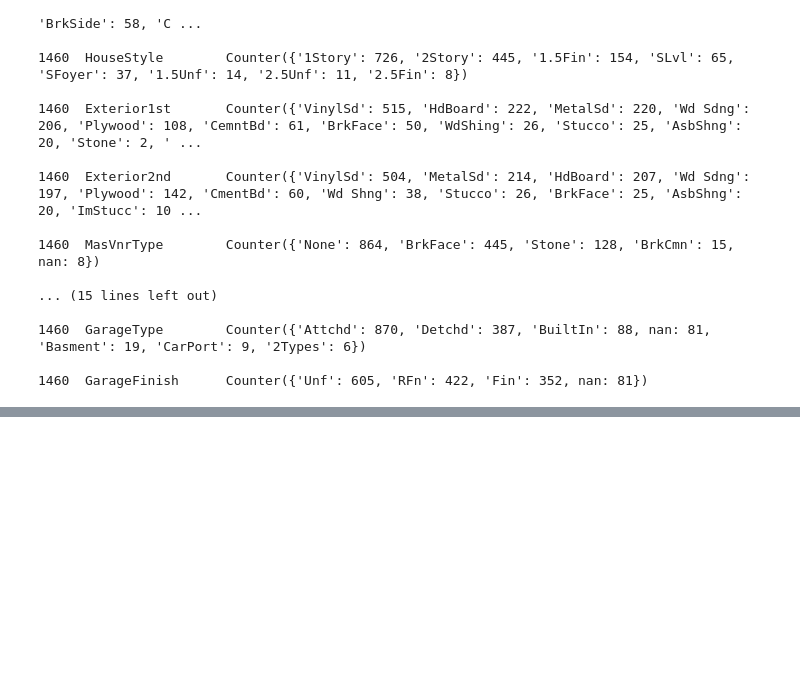
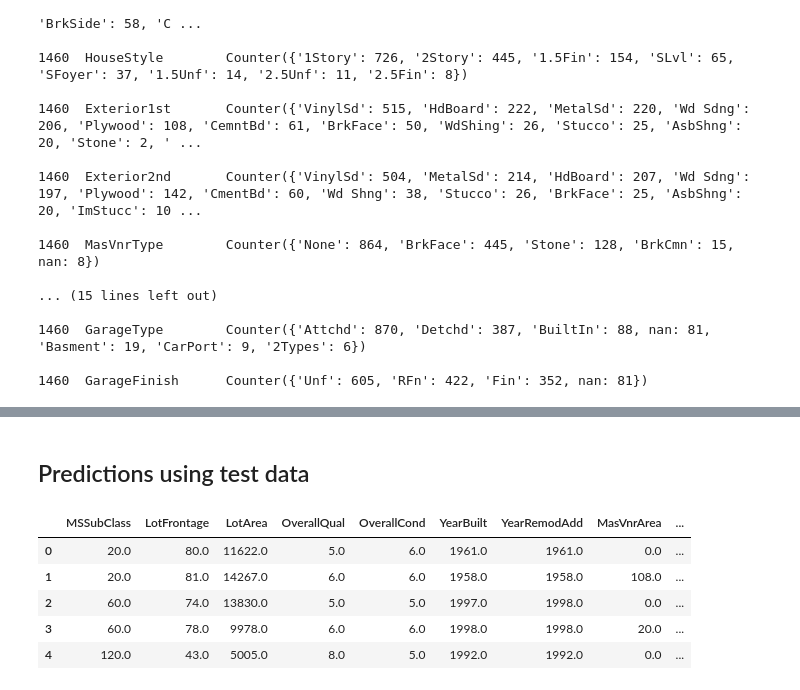
Before and after one commit to ketansahils/HousePricesAdvRegressionTech, a Jupyter notebook: housing_prices.ipynb, the cells around one changed output, grey strips where cells are left out. Cells and saved outputs as stored; diff of their text form; code cells hidden in the pictures; blank space fills up the shorter version.

```diff
--- a/housing_prices.ipynb
+++ b/housing_prices.ipynb
@@ -237,0 +276,29 @@ for i,j in k.iteritems():
+# %% [markdown]
+## Predictions using test data
+# %%
+test = pd.read_csv("test.csv")
+# %%
+test_copy = test.copy()
+test_copy = test_copy[usable_cols[:-1]]
+# %%
+X_test = pd.get_dummies(test_copy,columns=test_copy.select_dtypes(exclude=['int','float']))
+# %%
+test_cols = list(X_test.columns)
+for col in list(X_train.columns):
+    if col not in test_cols:
+        X_test[col] = X_test['LotArea'].apply(lambda x: 0)
+X_test = X_test[list(X_train.columns)]
+# %%
+X_test_copy = X_test.copy()
+imp2 = Imputer(missing_values='NaN',strategy='mean',axis=0)
+newt = pd.DataFrame(imp2.fit_transform(X_test_copy))
+newt.columns = X_test_copy.columns
+newt.index = X_test_copy.index
+newt.head()
+# %% [output]
+|  | MSSubClass | LotFrontage | LotArea | OverallQual | OverallCond | YearBuilt | YearRemodAdd | MasVnrArea | ... |
+| 0 | 20.0 | 80.0 | 11622.0 | 5.0 | 6.0 | 1961.0 | 1961.0 | 0.0 | ... |
+| 1 | 20.0 | 81.0 | 14267.0 | 6.0 | 6.0 | 1958.0 | 1958.0 | 108.0 | ... |
+| 2 | 60.0 | 74.0 | 13830.0 | 5.0 | 5.0 | 1997.0 | 1998.0 | 0.0 | ... |
+| 3 | 60.0 | 78.0 | 9978.0 | 6.0 | 6.0 | 1998.0 | 1998.0 | 20.0 | ... |
+| 4 | 120.0 | 43.0 | 5005.0 | 8.0 | 5.0 | 1992.0 | 1992.0 | 0.0 | ... |
```
Also changed, not shown: parts of 13 cells of this notebook.
